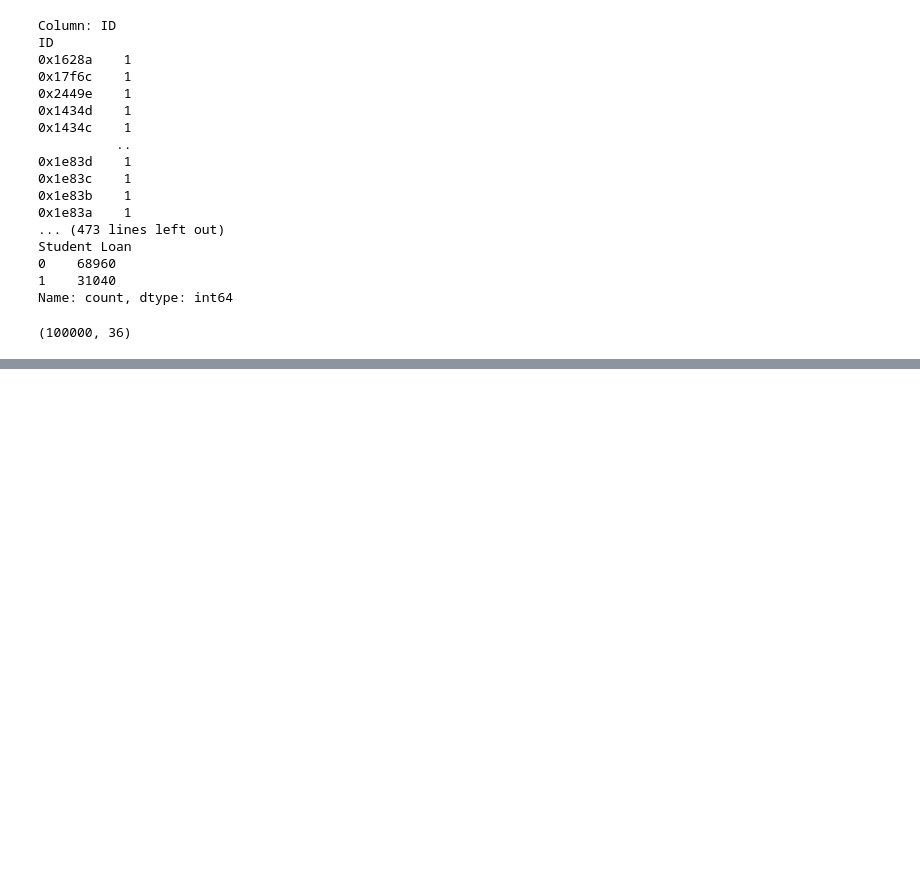
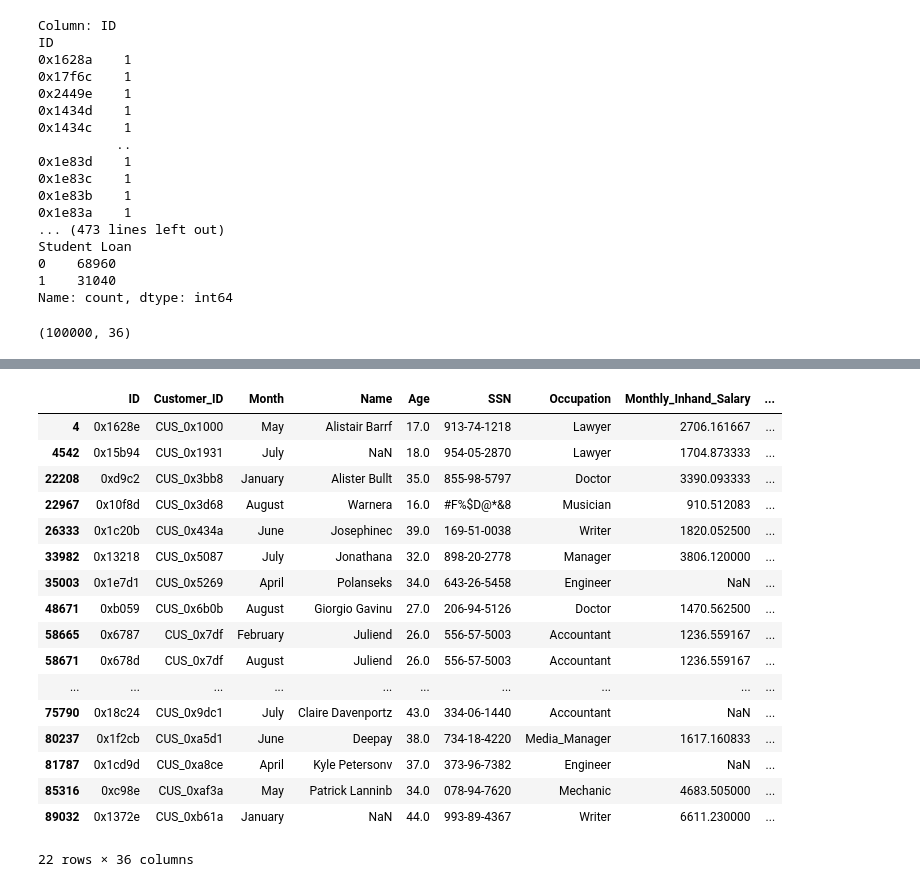
Before and after one commit to mohammedaabouche/ML, a Jupyter notebook: project2.ipynb, the cells around one changed output, grey strips where cells are left out. Saved outputs shown, nothing was run; the diff lists cells and outputs as text; code cells hidden in the pictures; blank space fills up the shorter version.

Commit message:
cleaning jusqu'a NUm_of_delayed_payment

```diff
--- a/project2.ipynb
+++ b/project2.ipynb
@@ -787,0 +815,21 @@ dataset.shape
+# %%
+dataset[(dataset['Delay_from_due_date'] == 67)]
+# %% [output]
+|  | ID | Customer_ID | Month | Name | Age | SSN | Occupation | Monthly_Inhand_Salary | ... |
+| 4 | 0x1628e | CUS_0x1000 | May | Alistair Barrf | 17.0 | 913-74-1218 | Lawyer | 2706.161667 | ... |
+| 4542 | 0x15b94 | CUS_0x1931 | July | NaN | 18.0 | 954-05-2870 | Lawyer | 1704.873333 | ... |
+| 22208 | 0xd9c2 | CUS_0x3bb8 | January | Alister Bullt | 35.0 | 855-98-5797 | Doctor | 3390.093333 | ... |
+| 22967 | 0x10f8d | CUS_0x3d68 | August | Warnera | 16.0 | #F%$D@*&8 | Musician | 910.512083 | ... |
+| 26333 | 0x1c20b | CUS_0x434a | June | Josephinec | 39.0 | 169-51-0038 | Writer | 1820.052500 | ... |
+| 33982 | 0x13218 | CUS_0x5087 | July | Jonathana | 32.0 | 898-20-2778 | Manager | 3806.120000 | ... |
+| 35003 | 0x1e7d1 | CUS_0x5269 | April | Polanseks | 34.0 | 643-26-5458 | Engineer | NaN | ... |
+| 48671 | 0xb059 | CUS_0x6b0b | August | Giorgio Gavinu | 27.0 | 206-94-5126 | Doctor | 1470.562500 | ... |
+| 58665 | 0x6787 | CUS_0x7df | February | Juliend | 26.0 | 556-57-5003 | Accountant | 1236.559167 | ... |
+| 58671 | 0x678d | CUS_0x7df | August | Juliend | 26.0 | 556-57-5003 | Accountant | 1236.559167 | ... |
+| ... | ... | ... | ... | ... | ... | ... | ... | ... | ... |
+| 75790 | 0x18c24 | CUS_0x9dc1 | July | Claire Davenportz | 43.0 | 334-06-1440 | Accountant | NaN | ... |
+| 80237 | 0x1f2cb | CUS_0xa5d1 | June | Deepay | 38.0 | 734-18-4220 | Media_Manager | 1617.160833 | ... |
+| 81787 | 0x1cd9d | CUS_0xa8ce | April | Kyle Petersonv | 37.0 | 373-96-7382 | Engineer | NaN | ... |
+| 85316 | 0xc98e | CUS_0xaf3a | May | Patrick Lanninb | 34.0 | 078-94-7620 | Mechanic | 4683.505000 | ... |
+| 89032 | 0x1372e | CUS_0xb61a | January | NaN | 44.0 | 993-89-4367 | Writer | 6611.230000 | ... |
+22 rows × 36 columns
```
Also changed, not shown: parts of 9 cells of this notebook, 2 other files.
